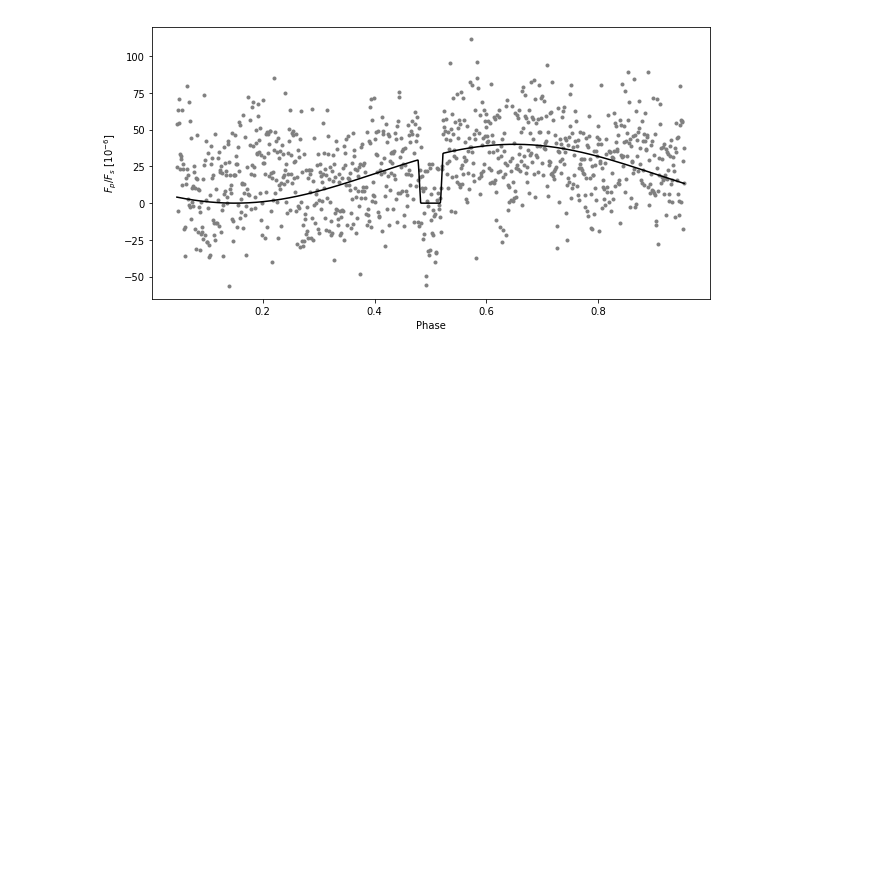
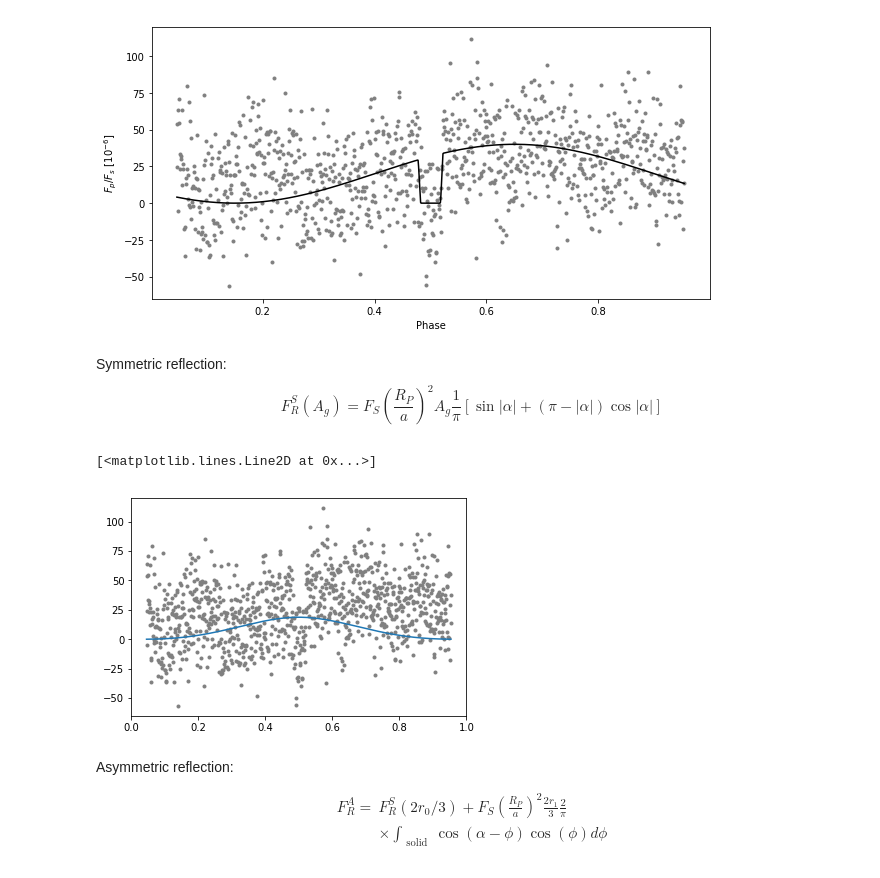
Before and after one commit to bmorris3/kepler7, a Jupyter notebook: browse.ipynb, the cells around one changed output. Drawn from its saved outputs; the diff is of its cells as text; code cells hidden in the pictures; blank space fills up the shorter version.

```diff
--- a/browse.ipynb
+++ b/browse.ipynb
@@ -122,3 +154,30 @@ plt.ylabel('$F_p/F_s$ [10$^{-6}$]')
 plt.savefig('plots/phase_curve.png', bbox_inches='tight', dpi=200)
 # %% [output]
 [figure]
+# %% [markdown]
+
+Symmetric reflection:
+$$ F_{R}^{S}\left(A_{g}\right)=F_{S}\left(\frac{R_{P}}{a}\right)^{2} A_{g} \frac{1}{\pi}[\sin |\alpha|+(\pi-|\alpha|) \cos |\alpha|] $$
+# %%
+a_rs = 6.637
+rp_rs = 0.08294
+rp_a = rp_rs / a_rs
+# %%
+#alpha = np.linspace(-np.pi, np.pi, 100)
+alpha = 2 * np.pi * (binned_time - 0.5)
+A_B = 0.18
+A_g = 2/3 * A_B
+
+def f_R_sym(A_g, times):
+    alpha =  2 * np.pi * (times - 0.5)
+    return rp_a**2 * A_g / np.pi * (np.sin(np.abs(alpha)) + (np.pi - np.abs(alpha))*np.cos(np.abs(alpha)))
+
+plt.plot(binned_time, 1e6 * binned_flux, '.', color='gray')
+plt.plot(binned_time, 1e6 * f_R_sym(A_g, binned_time))
+# %% [output]
+[<matplotlib.lines.Line2D at 0x...>]
+[figure, added]
+# %% [markdown]
+Asymmetric reflection:
+
+$$\begin{aligned} F_{R}^{A}=& F_{R}^{S}\left(2 r_{0} / 3\right)+F_{S}\left(\frac{R_{P}}{a}\right)^{2} \frac{2 r_{1}}{3} \frac{2}{\pi} \\ & \times \int_{\text { solid }} \cos (\alpha-\phi) \cos (\phi) d \phi \end{aligned} $$
```
Also changed, not shown: parts of 12 cells of this notebook.
